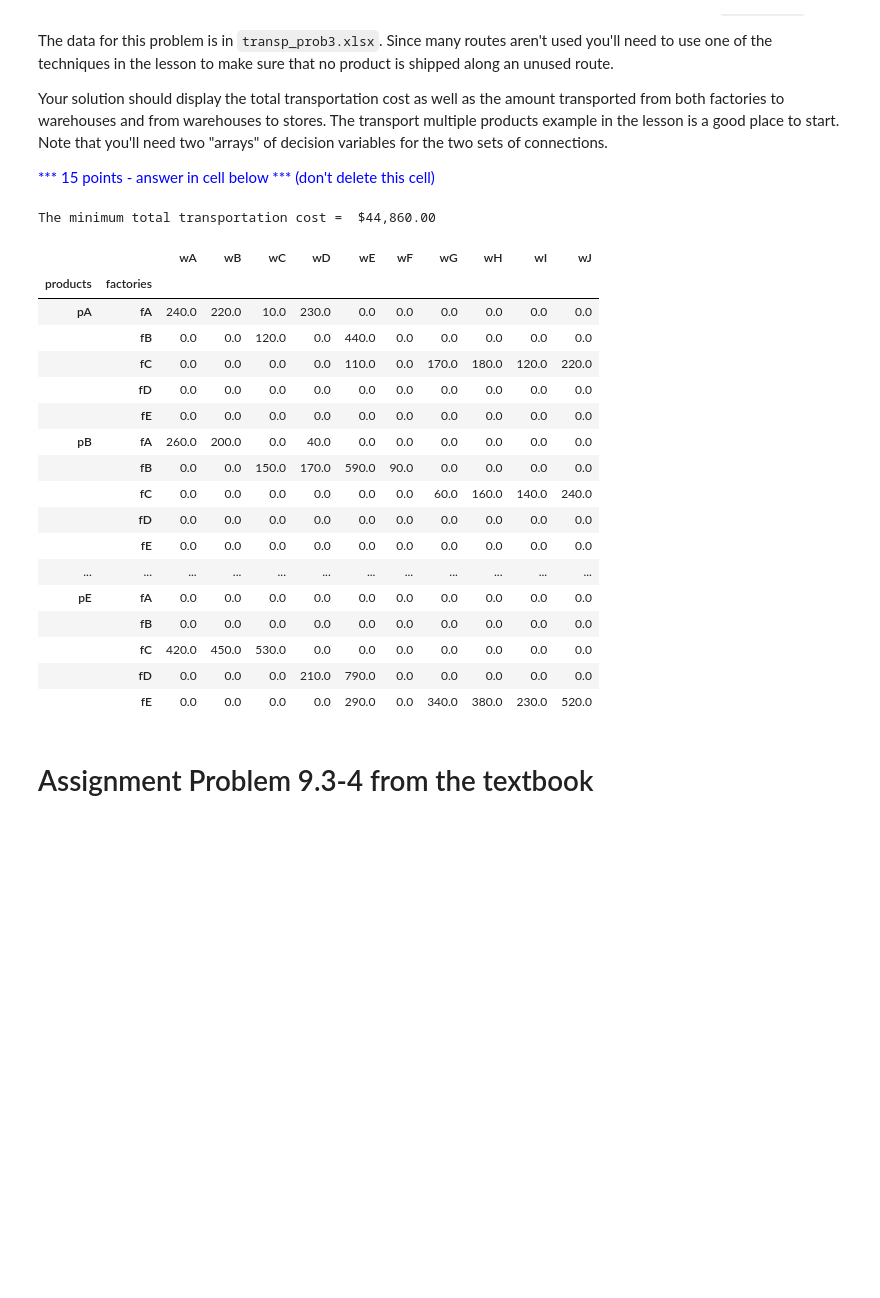
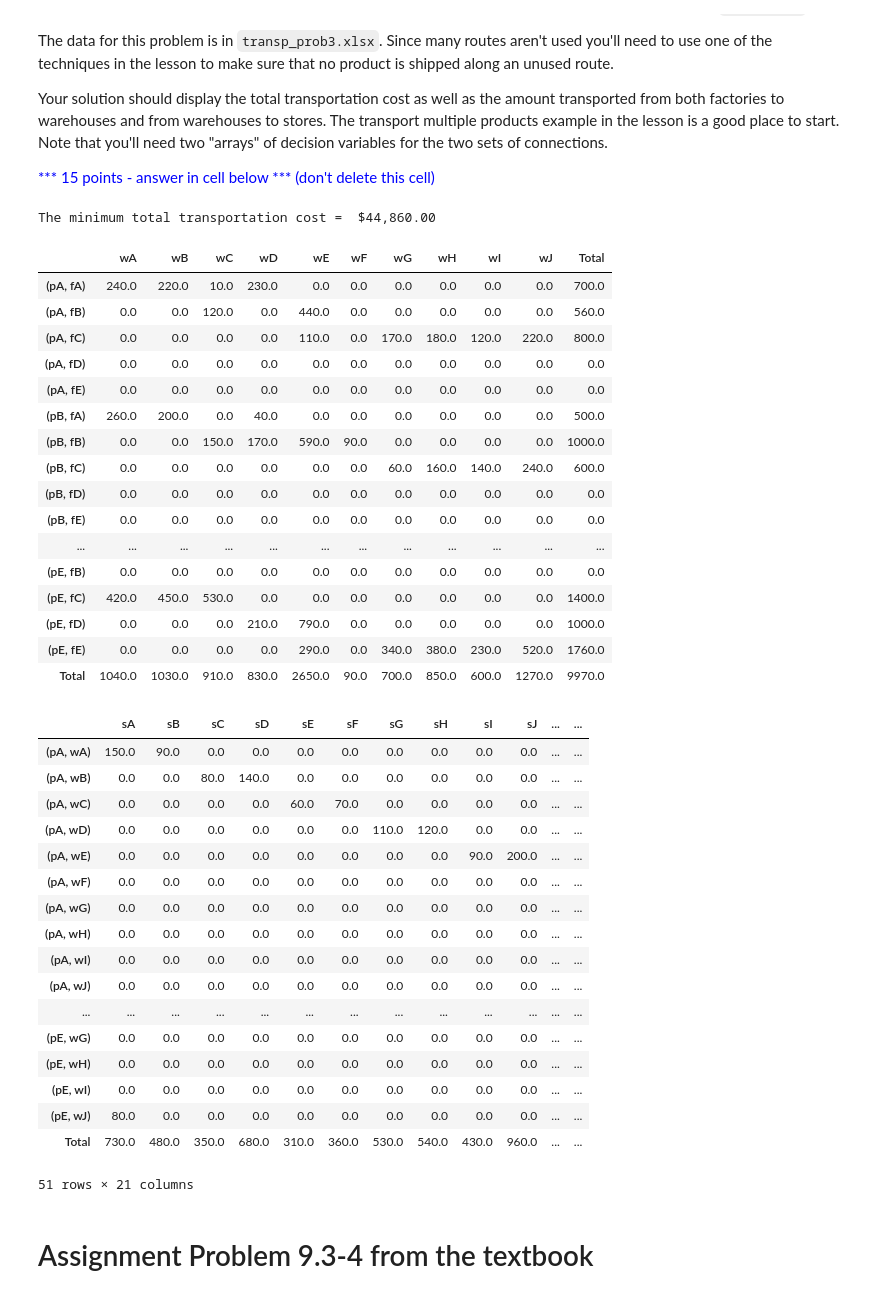
Before and after one commit to seanwhyland/DS775, a Jupyter notebook: lesson_3/Lesson 03 Homework - LP3/Homework_03.ipynb, the cells around one changed output. Saved outputs shown, nothing was run; the diff lists cells and outputs as text; code cells hidden in the pictures; blank space fills up the shorter version.

```diff
--- a/lesson_3/Lesson 03 Homework - LP3/Homework_03.ipynb
+++ b/lesson_3/Lesson 03 Homework - LP3/Homework_03.ipynb
@@ -284,8 +284,7 @@ model = ConcreteModel("prob3")
 model.transp_fw = Var(fw_routes, domain=NonNegativeReals)
 model.transp_ws = Var(ws_routes, domain=NonNegativeReals)
 
-# model.fw_shipped = sum(model.transp_fw[p,f,w] for p in products for f in factories for w in warehouses if (p,f,w) in fw_routes)
-# model.ws_shipped = sum(model.transp_ws[p,w,s] for p in products for w in warehouses for s in stores if (p,w,s) in ws_routes)
+
 
 # objective function
 model.total_cost = Objective(expr=sum(fw_cost_dict[p,f,w] * model.transp_fw[p,f,w] for (p,f,w) in fw_routes)+
@@ -334,52 +333,79 @@ for p in products:
                                    == sum(model.transp_fw[p,f,w] for f in factories if (p,f,w) in fw_routes and (p,f) in supply_dict))
 
 # solve and display
 solver = SolverFactory('glpk')
 solver.solve(model)
 
 import pandas as pd
 
+# plot FW table
 cols_fw = [products, factories]
 idx_fw = pd.MultiIndex.from_product(cols_fw, names=['products','factories'])
 fw_table = pd.DataFrame(0, index=idx_fw, columns=warehouses)
 
 for (p, f, w) in fw_routes:
     fw_table.loc[(p, f), w] = model.transp_fw[p, f, w].value
 
+fw_table['Total'] = fw_table.apply(np.sum, axis=1)
+fw_table.loc['Total']= fw_table.sum()
+
+# plot WS table
 cols_ws = [products, warehouses]
 idx_ws = pd.MultiIndex.from_product(cols_ws, names=['products','warehouses'])
 ws_table = pd.DataFrame(0, index=idx_ws, columns=stores)
 
 for (p, w, s) in ws_routes:
     ws_table.loc[(p, w), s] = model.transp_ws[p, w, s].value
 
-# display
+ws_table['Total'] = ws_table.apply(np.sum, axis=1)
+ws_table.loc['Total']= ws_table.sum()
+
+
+# display results
 import babel.numbers as numbers  # needed to display as currency
 print("The minimum total transportation cost = ",
       numbers.format_currency(model.total_cost(), 'USD', locale='en_US'))
 
 from IPython.display import display
 display(fw_table)
+display(ws_table)
 # %% [output]
 The minimum total transportation cost =  $44,860.00
-|  |  | wA | wB | wC | wD | wE | wF | wG | wH | wI | wJ |
-| products | factories |  |  |  |  |  |  |  |  |  |  |
-| pA | fA | 240.0 | 220.0 | 10.0 | 230.0 | 0.0 | 0.0 | 0.0 | 0.0 | 0.0 | 0.0 |
-|  | fB | 0.0 | 0.0 | 120.0 | 0.0 | 440.0 | 0.0 | 0.0 | 0.0 | 0.0 | 0.0 |
-|  | fC | 0.0 | 0.0 | 0.0 | 0.0 | 110.0 | 0.0 | 170.0 | 180.0 | 120.0 | 220.0 |
-|  | fD | 0.0 | 0.0 | 0.0 | 0.0 | 0.0 | 0.0 | 0.0 | 0.0 | 0.0 | 0.0 |
-|  | fE | 0.0 | 0.0 | 0.0 | 0.0 | 0.0 | 0.0 | 0.0 | 0.0 | 0.0 | 0.0 |
-| pB | fA | 260.0 | 200.0 | 0.0 | 40.0 | 0.0 | 0.0 | 0.0 | 0.0 | 0.0 | 0.0 |
-|  | fB | 0.0 | 0.0 | 150.0 | 170.0 | 590.0 | 90.0 | 0.0 | 0.0 | 0.0 | 0.0 |
-|  | fC | 0.0 | 0.0 | 0.0 | 0.0 | 0.0 | 0.0 | 60.0 | 160.0 | 140.0 | 240.0 |
-|  | fD | 0.0 | 0.0 | 0.0 | 0.0 | 0.0 | 0.0 | 0.0 | 0.0 | 0.0 | 0.0 |
-|  | fE | 0.0 | 0.0 | 0.0 | 0.0 | 0.0 | 0.0 | 0.0 | 0.0 | 0.0 | 0.0 |
+|  | wA | wB | wC | wD | wE | wF | wG | wH | wI | wJ | Total |
+| (pA, fA) | 240.0 | 220.0 | 10.0 | 230.0 | 0.0 | 0.0 | 0.0 | 0.0 | 0.0 | 0.0 | 700.0 |
+| (pA, fB) | 0.0 | 0.0 | 120.0 | 0.0 | 440.0 | 0.0 | 0.0 | 0.0 | 0.0 | 0.0 | 560.0 |
+| (pA, fC) | 0.0 | 0.0 | 0.0 | 0.0 | 110.0 | 0.0 | 170.0 | 180.0 | 120.0 | 220.0 | 800.0 |
+| (pA, fD) | 0.0 | 0.0 | 0.0 | 0.0 | 0.0 | 0.0 | 0.0 | 0.0 | 0.0 | 0.0 | 0.0 |
+| (pA, fE) | 0.0 | 0.0 | 0.0 | 0.0 | 0.0 | 0.0 | 0.0 | 0.0 | 0.0 | 0.0 | 0.0 |
+| (pB, fA) | 260.0 | 200.0 | 0.0 | 40.0 | 0.0 | 0.0 | 0.0 | 0.0 | 0.0 | 0.0 | 500.0 |
+| (pB, fB) | 0.0 | 0.0 | 150.0 | 170.0 | 590.0 | 90.0 | 0.0 | 0.0 | 0.0 | 0.0 | 1000.0 |
+| (pB, fC) | 0.0 | 0.0 | 0.0 | 0.0 | 0.0 | 0.0 | 60.0 | 160.0 | 140.0 | 240.0 | 600.0 |
+| (pB, fD) | 0.0 | 0.0 | 0.0 | 0.0 | 0.0 | 0.0 | 0.0 | 0.0 | 0.0 | 0.0 | 0.0 |
+| (pB, fE) | 0.0 | 0.0 | 0.0 | 0.0 | 0.0 | 0.0 | 0.0 | 0.0 | 0.0 | 0.0 | 0.0 |
 | ... | ... | ... | ... | ... | ... | ... | ... | ... | ... | ... | ... |
-| pE | fA | 0.0 | 0.0 | 0.0 | 0.0 | 0.0 | 0.0 | 0.0 | 0.0 | 0.0 | 0.0 |
-|  | fB | 0.0 | 0.0 | 0.0 | 0.0 | 0.0 | 0.0 | 0.0 | 0.0 | 0.0 | 0.0 |
-|  | fC | 420.0 | 450.0 | 530.0 | 0.0 | 0.0 | 0.0 | 0.0 | 0.0 | 0.0 | 0.0 |
-|  | fD | 0.0 | 0.0 | 0.0 | 210.0 | 790.0 | 0.0 | 0.0 | 0.0 | 0.0 | 0.0 |
-|  | fE | 0.0 | 0.0 | 0.0 | 0.0 | 290.0 | 0.0 | 340.0 | 380.0 | 230.0 | 520.0 |
+| (pE, fB) | 0.0 | 0.0 | 0.0 | 0.0 | 0.0 | 0.0 | 0.0 | 0.0 | 0.0 | 0.0 | 0.0 |
+| (pE, fC) | 420.0 | 450.0 | 530.0 | 0.0 | 0.0 | 0.0 | 0.0 | 0.0 | 0.0 | 0.0 | 1400.0 |
+| (pE, fD) | 0.0 | 0.0 | 0.0 | 210.0 | 790.0 | 0.0 | 0.0 | 0.0 | 0.0 | 0.0 | 1000.0 |
+| (pE, fE) | 0.0 | 0.0 | 0.0 | 0.0 | 290.0 | 0.0 | 340.0 | 380.0 | 230.0 | 520.0 | 1760.0 |
+| Total | 1040.0 | 1030.0 | 910.0 | 830.0 | 2650.0 | 90.0 | 700.0 | 850.0 | 600.0 | 1270.0 | 9970.0 |
+|  | sA | sB | sC | sD | sE | sF | sG | sH | sI | sJ | ... | ... |
+| (pA, wA) | 150.0 | 90.0 | 0.0 | 0.0 | 0.0 | 0.0 | 0.0 | 0.0 | 0.0 | 0.0 | ... | ... |
+| (pA, wB) | 0.0 | 0.0 | 80.0 | 140.0 | 0.0 | 0.0 | 0.0 | 0.0 | 0.0 | 0.0 | ... | ... |
+| (pA, wC) | 0.0 | 0.0 | 0.0 | 0.0 | 60.0 | 70.0 | 0.0 | 0.0 | 0.0 | 0.0 | ... | ... |
+| (pA, wD) | 0.0 | 0.0 | 0.0 | 0.0 | 0.0 | 0.0 | 110.0 | 120.0 | 0.0 | 0.0 | ... | ... |
+| (pA, wE) | 0.0 | 0.0 | 0.0 | 0.0 | 0.0 | 0.0 | 0.0 | 0.0 | 90.0 | 200.0 | ... | ... |
+| (pA, wF) | 0.0 | 0.0 | 0.0 | 0.0 | 0.0 | 0.0 | 0.0 | 0.0 | 0.0 | 0.0 | ... | ... |
+| (pA, wG) | 0.0 | 0.0 | 0.0 | 0.0 | 0.0 | 0.0 | 0.0 | 0.0 | 0.0 | 0.0 | ... | ... |
+| (pA, wH) | 0.0 | 0.0 | 0.0 | 0.0 | 0.0 | 0.0 | 0.0 | 0.0 | 0.0 | 0.0 | ... | ... |
+| (pA, wI) | 0.0 | 0.0 | 0.0 | 0.0 | 0.0 | 0.0 | 0.0 | 0.0 | 0.0 | 0.0 | ... | ... |
+| (pA, wJ) | 0.0 | 0.0 | 0.0 | 0.0 | 0.0 | 0.0 | 0.0 | 0.0 | 0.0 | 0.0 | ... | ... |
+| ... | ... | ... | ... | ... | ... | ... | ... | ... | ... | ... | ... | ... |
+| (pE, wG) | 0.0 | 0.0 | 0.0 | 0.0 | 0.0 | 0.0 | 0.0 | 0.0 | 0.0 | 0.0 | ... | ... |
+| (pE, wH) | 0.0 | 0.0 | 0.0 | 0.0 | 0.0 | 0.0 | 0.0 | 0.0 | 0.0 | 0.0 | ... | ... |
+| (pE, wI) | 0.0 | 0.0 | 0.0 | 0.0 | 0.0 | 0.0 | 0.0 | 0.0 | 0.0 | 0.0 | ... | ... |
+| (pE, wJ) | 80.0 | 0.0 | 0.0 | 0.0 | 0.0 | 0.0 | 0.0 | 0.0 | 0.0 | 0.0 | ... | ... |
+| Total | 730.0 | 480.0 | 350.0 | 680.0 | 310.0 | 360.0 | 530.0 | 540.0 | 430.0 | 960.0 | ... | ... |
+51 rows × 21 columns
 # %% [markdown]
 # Assignment Problem 9.3-4 from the textbook
 # %% [markdown]
```
